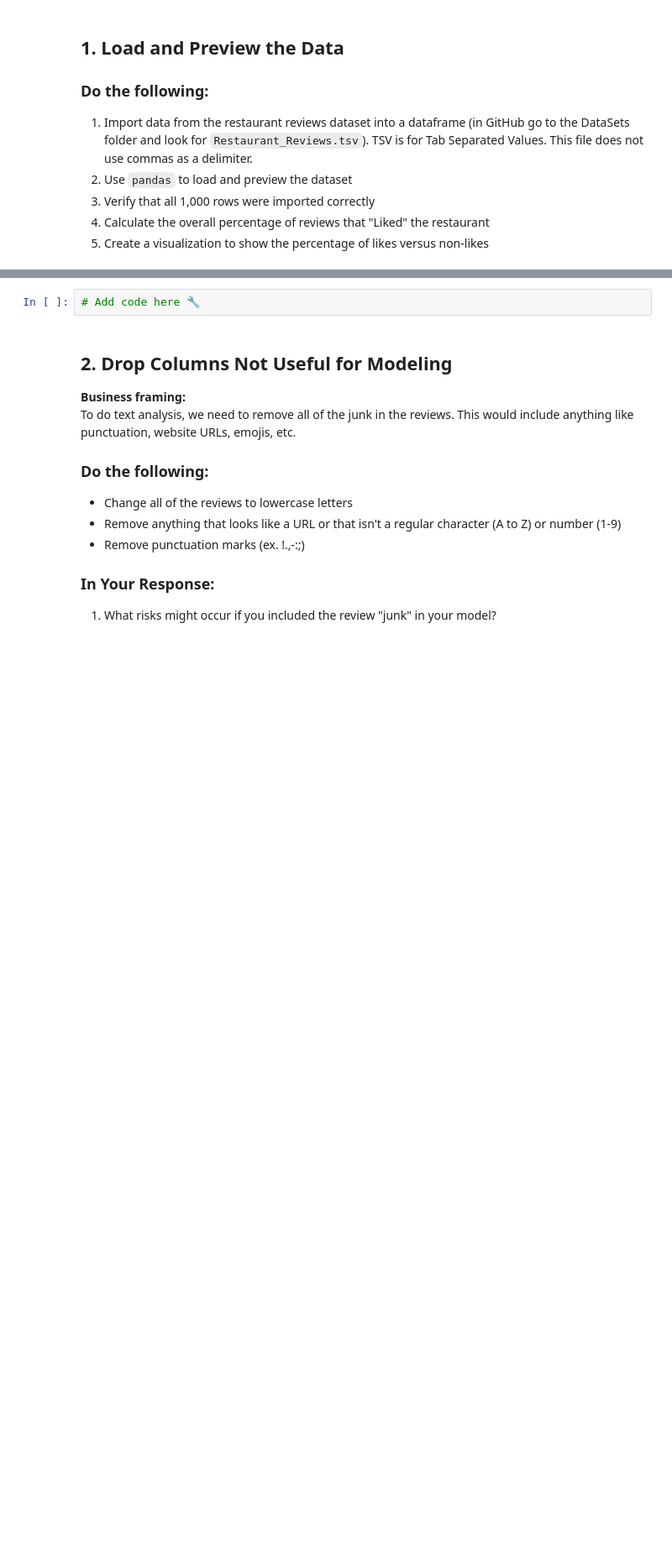
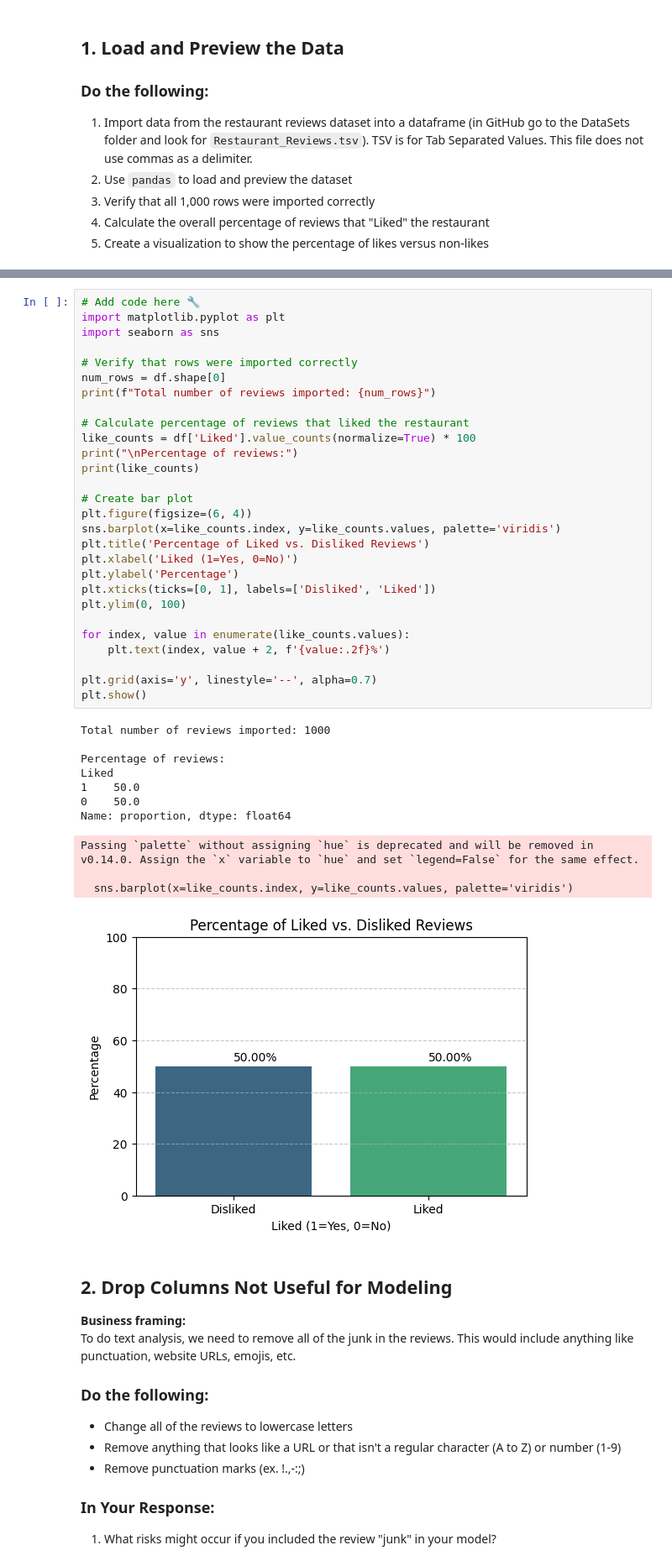
Before and after one commit to thornton330j/IS-4487, a Jupyter notebook: Assignments/assignment_13_ThorntonJackson.ipynb, the cells around one changed output, grey strips where cells are left out. Shown at 84% size. Saved outputs shown, nothing was run; the diff lists cells and outputs as text; blank space fills up the shorter version.

```diff
--- a/Assignments/assignment_13_ThorntonJackson.ipynb
+++ b/Assignments/assignment_13_ThorntonJackson.ipynb
@@ -51,5 +58,43 @@ df.head()
-# %%
-# Add code here 🔧
+# %%
+# Add code here 🔧
+import matplotlib.pyplot as plt
+import seaborn as sns
+
+# Verify that rows were imported correctly
+num_rows = df.shape[0]
+print(f"Total number of reviews imported: {num_rows}")
+
+# Calculate percentage of reviews that liked the restaurant
+like_counts = df['Liked'].value_counts(normalize=True) * 100
+print("\nPercentage of reviews:")
+print(like_counts)
+
+# Create bar plot
+plt.figure(figsize=(6, 4))
+sns.barplot(x=like_counts.index, y=like_counts.values, palette='viridis')
+plt.title('Percentage of Liked vs. Disliked Reviews')
+plt.xlabel('Liked (1=Yes, 0=No)')
+plt.ylabel('Percentage')
+plt.xticks(ticks=[0, 1], labels=['Disliked', 'Liked'])
+plt.ylim(0, 100)
+
+for index, value in enumerate(like_counts.values):
+    plt.text(index, value + 2, f'{value:.2f}%')
+
+plt.grid(axis='y', linestyle='--', alpha=0.7)
+plt.show()
+# %% [output]
+Total number of reviews imported: 1000
+
+Percentage of reviews:
+Liked
+1    50.0
+0    50.0
+Name: proportion, dtype: float64
+Passing `palette` without assigning `hue` is deprecated and will be removed in v0.14.0. Assign the `x` variable to `hue` and set `legend=False` for the same effect.
+
+  sns.barplot(x=like_counts.index, y=like_counts.values, palette='viridis')
+[figure, added]
 # %% [markdown]
 ## 2. Drop Columns Not Useful for Modeling
 
```
Also changed, not shown: parts of 27 cells of this notebook.
